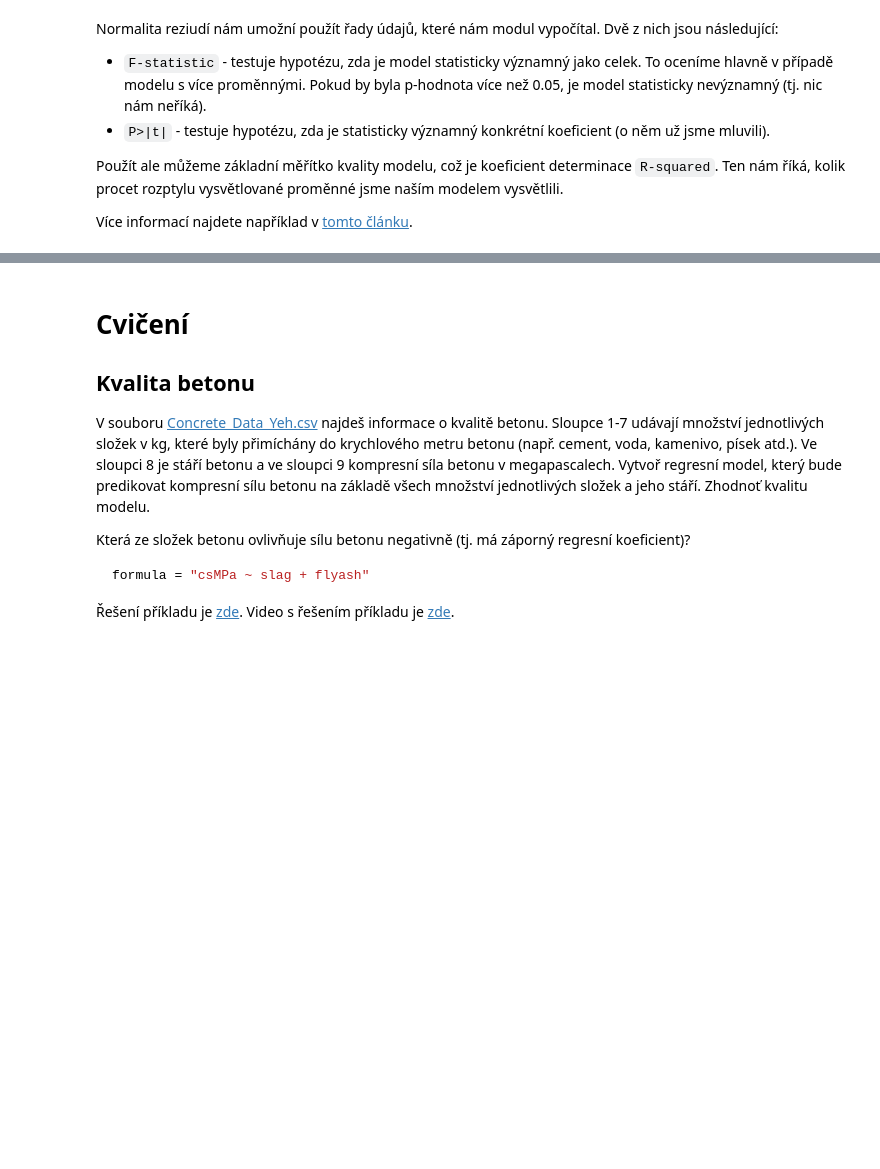
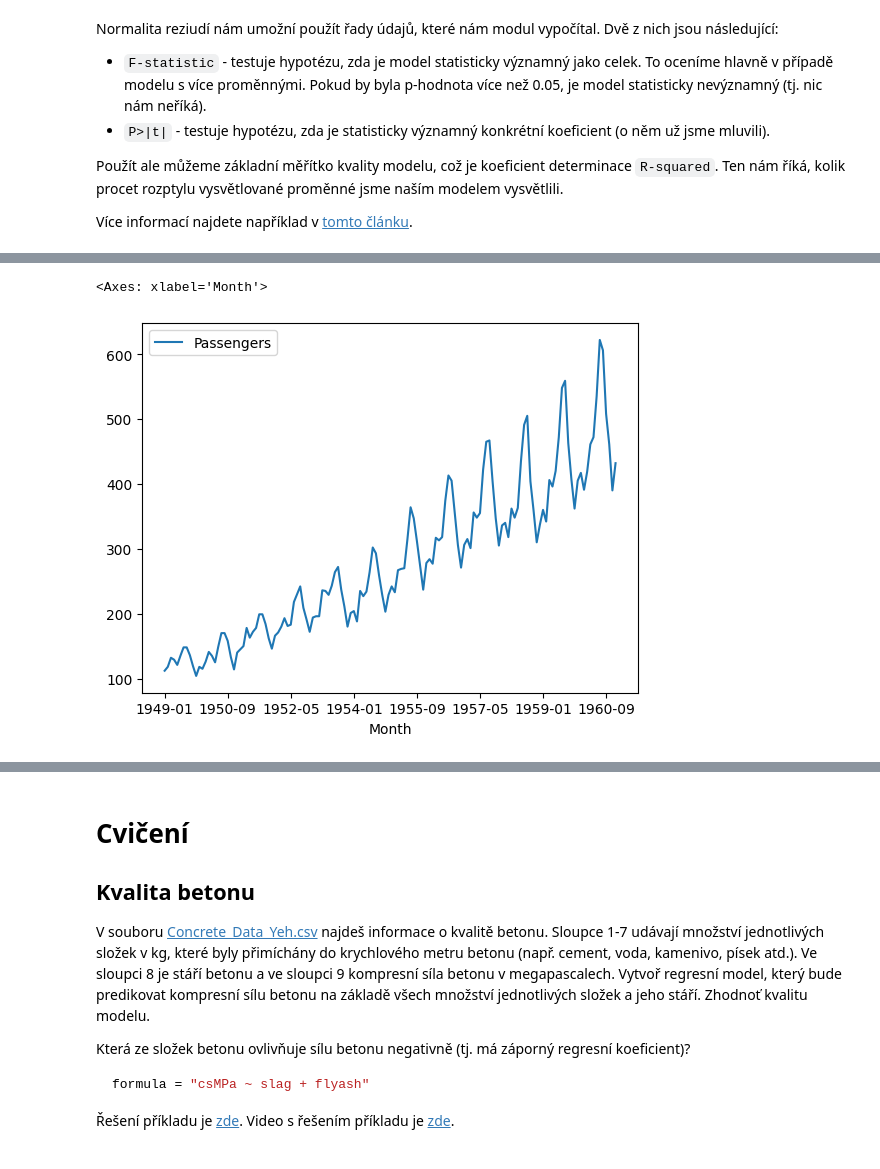
Before and after one commit to pesikj/PythonProDataScience, a Jupyter notebook: 06/lekce.ipynb, the cells around one changed output, grey strips where cells are left out. Cells and saved outputs as stored; diff of their text form; code cells hidden in the pictures; blank space fills up the shorter version.

```diff
--- a/06/lekce.ipynb
+++ b/06/lekce.ipynb
@@ -407,0 +431,8 @@ Více informací najdete například v [tomto článku](https://medium.com/swlh/
+# %%
+data = pd.read_csv("AirPassengers.csv")
+data = data.rename({"#Passengers": "Passengers"}, axis=1)
+data = data.set_index("Month")
+data.plot()
+# %% [output]
+<Axes: xlabel='Month'>
+[figure, added]
```
Also changed, not shown: parts of 21 cells of this notebook, 1 other file.
